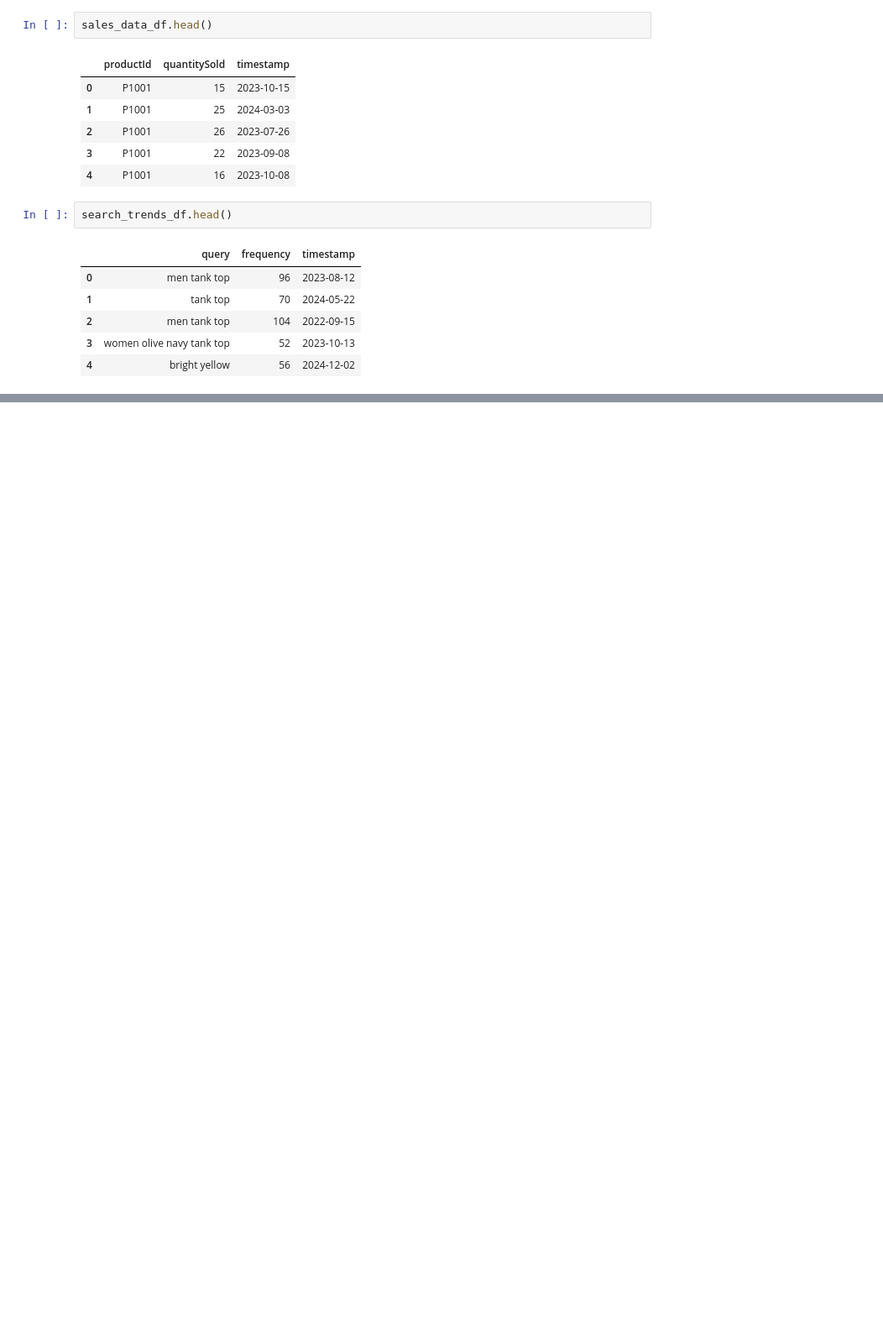
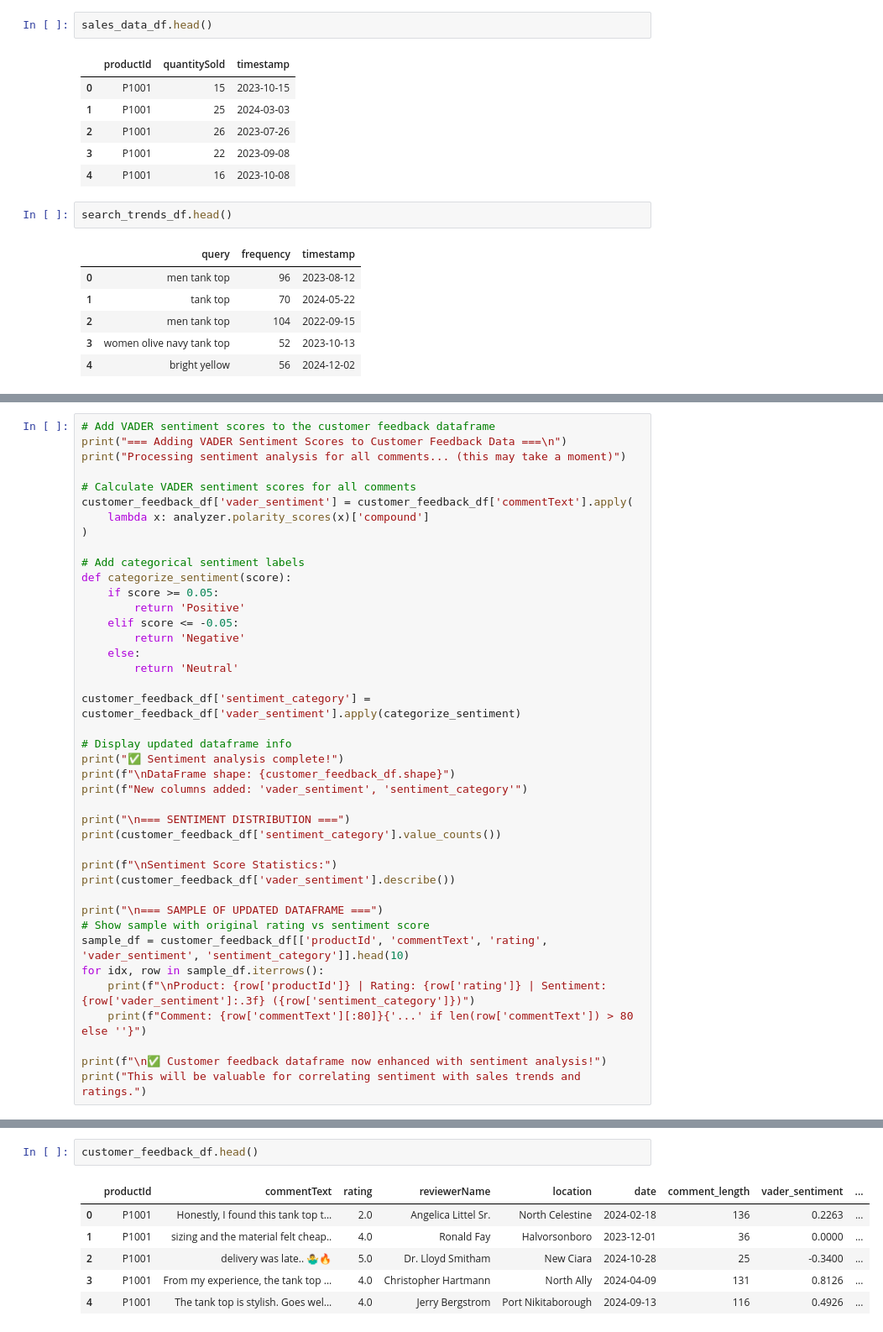
Before and after one commit to SayuruRehan/salescent, a Jupyter notebook: dataset/analyzer.ipynb, the cells around one changed output, grey strips where cells are left out. Shown at 84% size. Saved outputs shown, nothing was run; the diff lists cells and outputs as text; blank space fills up the shorter version.

```diff
--- a/dataset/analyzer.ipynb
+++ b/dataset/analyzer.ipynb
@@ -47,0 +541,41 @@ search_trends_df.head()
+# %%
+# Add VADER sentiment scores to the customer feedback dataframe
+print("=== Adding VADER Sentiment Scores to Customer Feedback Data ===\n")
+print("Processing sentiment analysis for all comments... (this may take a moment)")
+
+# Calculate VADER sentiment scores for all comments
+customer_feedback_df['vader_sentiment'] = customer_feedback_df['commentText'].apply(
+    lambda x: analyzer.polarity_scores(x)['compound']
+)
+
+# Add categorical sentiment labels
+def categorize_sentiment(score):
+    if score >= 0.05:
+        return 'Positive'
+    elif score <= -0.05:
+        return 'Negative'
+    else:
+        return 'Neutral'
+
+customer_feedback_df['sentiment_category'] = customer_feedback_df['vader_sentiment'].apply(categorize_sentiment)
+
+# Display updated dataframe info
+print("✅ Sentiment analysis complete!")
+print(f"\nDataFrame shape: {customer_feedback_df.shape}")
+print(f"New columns added: 'vader_sentiment', 'sentiment_category'")
+
+print("\n=== SENTIMENT DISTRIBUTION ===")
+print(customer_feedback_df['sentiment_category'].value_counts())
+
+print(f"\nSentiment Score Statistics:")
+print(customer_feedback_df['vader_sentiment'].describe())
+
+print("\n=== SAMPLE OF UPDATED DATAFRAME ===")
+# Show sample with original rating vs sentiment score
+sample_df = customer_feedback_df[['productId', 'commentText', 'rating', 'vader_sentiment', 'sentiment_category']].head(10)
+for idx, row in sample_df.iterrows():
+    print(f"\nProduct: {row['productId']} | Rating: {row['rating']} | Sentiment: {row['vader_sentiment']:.3f} ({row['sentiment_category']})")
+    print(f"Comment: {row['commentText'][:80]}{'...' if len(row['commentText']) > 80 else ''}")
+
+print(f"\n✅ Customer feedback dataframe now enhanced with sentiment analysis!")
+print("This will be valuable for correlating sentiment with sales trends and ratings.")
@@ -47,0 +600,9 @@ search_trends_df.head()
+# %%
+customer_feedback_df.head()
+# %% [output]
+|  | productId | commentText | rating | reviewerName | location | date | comment_length | vader_sentiment | ... |
+| 0 | P1001 | Honestly, I found this tank top t... | 2.0 | Angelica Littel Sr. | North Celestine | 2024-02-18 | 136 | 0.2263 | ... |
+| 1 | P1001 | sizing and the material felt cheap.. | 4.0 | Ronald Fay | Halvorsonboro | 2023-12-01 | 36 | 0.0000 | ... |
+| 2 | P1001 | delivery was late.. 🤷‍♂️🔥 | 5.0 | Dr. Lloyd Smitham | New Ciara | 2024-10-28 | 25 | -0.3400 | ... |
+| 3 | P1001 | From my experience, the tank top ... | 4.0 | Christopher Hartmann | North Ally | 2024-04-09 | 131 | 0.8126 | ... |
+| 4 | P1001 | The tank top is stylish. Goes wel... | 4.0 | Jerry Bergstrom | Port Nikitaborough | 2024-09-13 | 116 | 0.4926 | ... |
```
Also changed, not shown: parts of 80 cells of this notebook, 19 other files.
